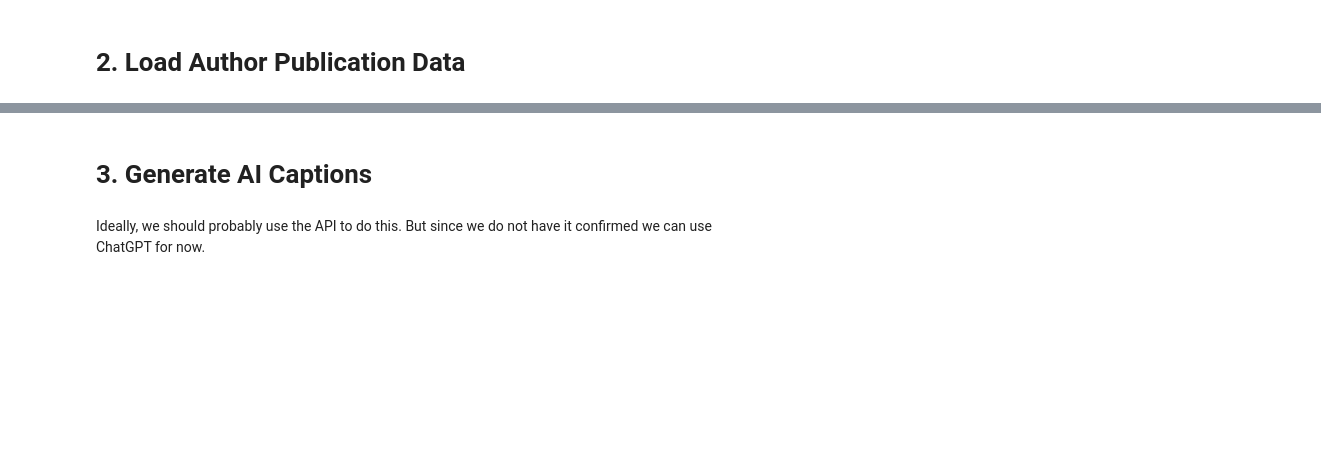
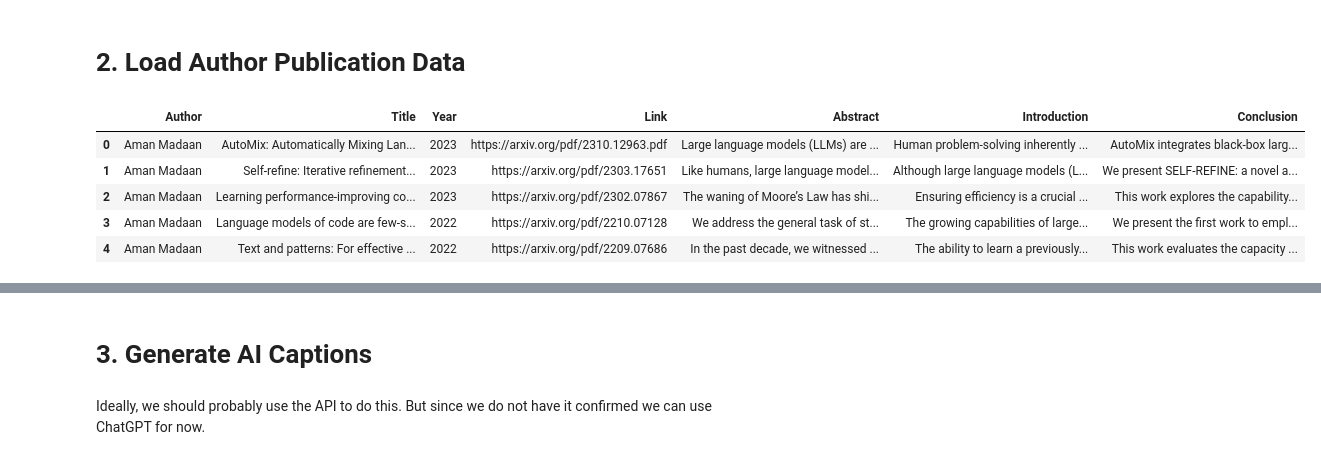
Before and after one commit to mkorob/AI_Authorship_Attribution, a Jupyter notebook: src/data_generation.ipynb, the cells around one changed output, grey strips where cells are left out. Drawn from its saved outputs; the diff is of its cells as text; code cells hidden in the pictures; blank space fills up the shorter version.

```diff
--- a/src/data_generation.ipynb
+++ b/src/data_generation.ipynb
@@ -66,3 +66,12 @@ sample_papers = pd.read_csv("../data/Authors_Dataset_complete.csv", encoding='un
+# %%
+sample_papers.head()
+# %% [output]
+|  | Author | Title | Year | Link | Abstract | Introduction | Conclusion |
+| 0 | Aman Madaan | AutoMix: Automatically Mixing Lan... | 2023 | https://arxiv.org/pdf/2310.12963.pdf | Large language models (LLMs) are ... | Human problem-solving inherently ... | AutoMix integrates black-box larg... |
+| 1 | Aman Madaan | Self-refine: Iterative refinement... | 2023 | https://arxiv.org/pdf/2303.17651 | Like humans, large language model... | Although large language models (L... | We present SELF-REFINE: a novel a... |
+| 2 | Aman Madaan | Learning performance-improving co... | 2023 | https://arxiv.org/pdf/2302.07867 | The waning of Moore’s Law has shi... | Ensuring efficiency is a crucial ... | This work explores the capability... |
+| 3 | Aman Madaan | Language models of code are few-s... | 2022 | https://arxiv.org/pdf/2210.07128 | We address the general task of st... | The growing capabilities of large... | We present the first work to empl... |
+| 4 | Aman Madaan | Text and patterns: For effective ... | 2022 | https://arxiv.org/pdf/2209.07686 | In the past decade, we witnessed ... | The ability to learn a previously... | This work evaluates the capacity ... |
 # %%
 sample_papers[sample_papers['Introduction'].isnull()]
 # %% [output]
```
Also changed, not shown: parts of 7 cells of this notebook.
